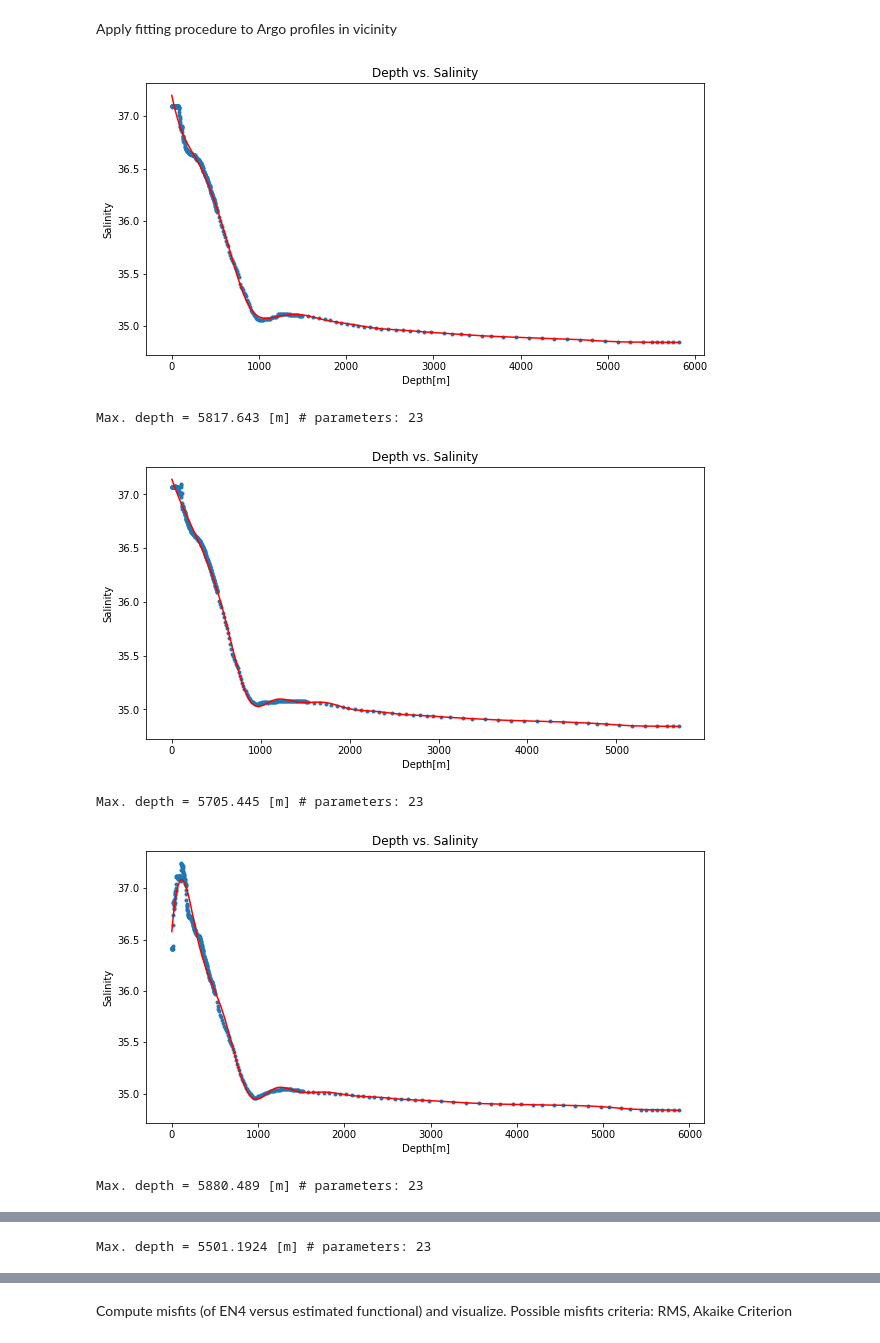
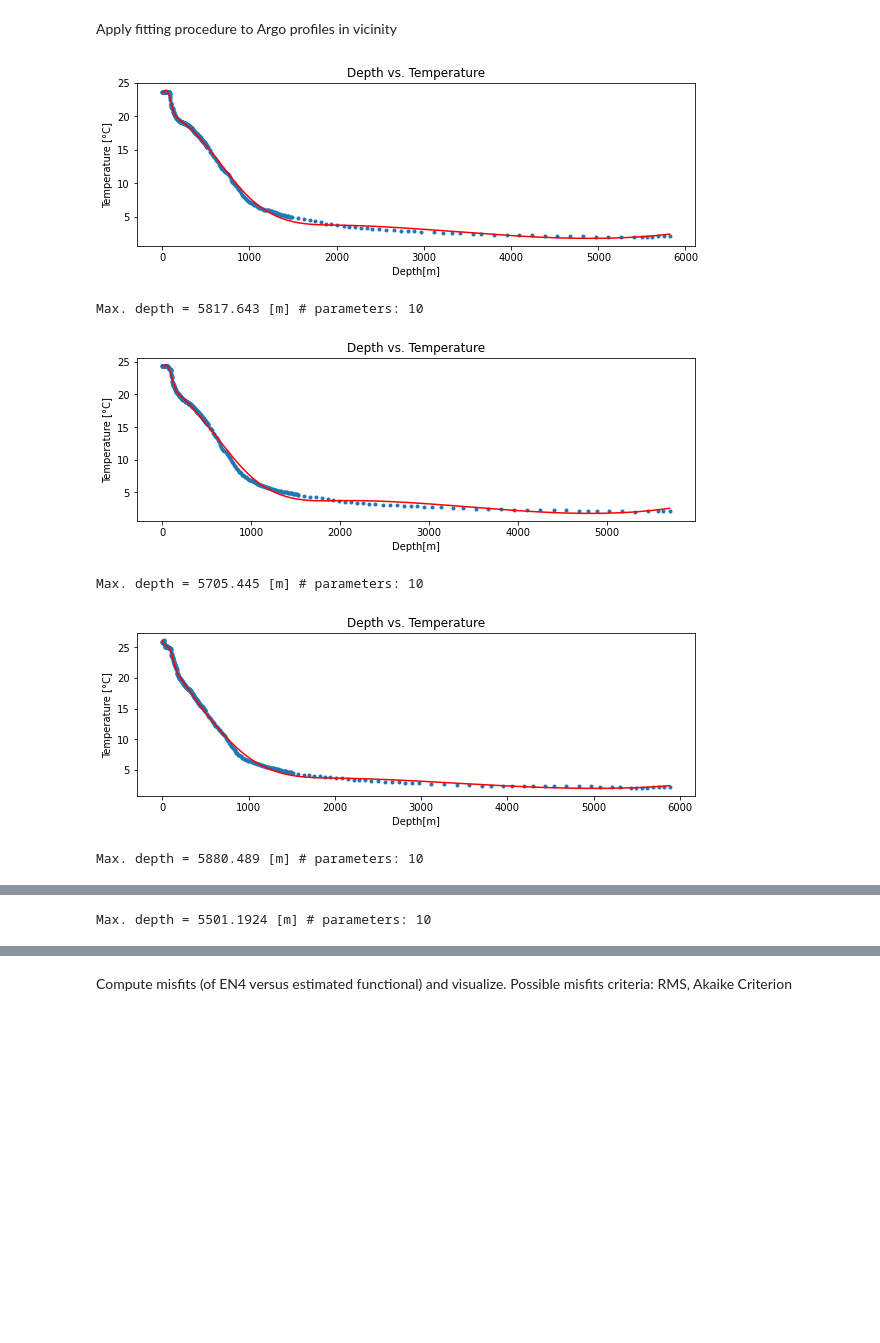
Before and after one commit to najona/st_height, a Jupyter notebook: st_height/paramTS.ipynb, the cells around one changed output, grey strips where cells are left out. Saved outputs shown, nothing was run; the diff lists cells and outputs as text; code cells hidden in the pictures; blank space fills up the shorter version.

Commit message:
increase density of control points in upper layers

```diff
--- a/st_height/paramTS.ipynb
+++ b/st_height/paramTS.ipynb
@@ -255,48 +266,60 @@ Cluster 5 , # parameters (S) =  (9,)
 Apply fitting procedure to Argo profiles in vicinity
 # %%
 # Find Argo profiles in vicinity
-# arr1, arr2 = np.where((depth > 4000) & (depth < 99999) & (T < 99999)) # arr1... row, arr2... column
+arr1, arr2 = np.where((depth > 4000) & (depth < 99999) & (T < 99999)) # arr1... row, arr2... column
+arr1 = np.unique(arr1) # delete duplicate elements
+depth_vicinity = np.array(depth[list(arr1),:])
+T_vicinity = np.array(T[list(arr1),:])
+
+# arr1, arr2 = np.where((depth > 4000) & (depth < 99999) & (PSAL < 99999)) # arr1... row, arr2... column
 # arr1 = np.unique(arr1) # delete duplicate elements
 # depth_vicinity = np.array(depth[list(arr1),:])
-# T_vicinity = np.array(T[list(arr1),:])
-
-arr1, arr2 = np.where((depth > 4000) & (depth < 99999) & (PSAL < 99999)) # arr1... row, arr2... column
-arr1 = np.unique(arr1) # delete duplicate elements
-depth_vicinity = np.array(depth[list(arr1),:])
-T_vicinity = np.array(PSAL[list(arr1),:])
+# T_vicinity = np.array(PSAL[list(arr1),:])
 
 for i in range(10): #len(T_vicinity)
     depth_vic = depth_vicinity[i,:][depth_vicinity[i,:] < 8000]
     T_vic = T_vicinity[i,:][T_vicinity[i,:] < 50]
 
 #     T_vic = T_vic[np.where(depth_vic > 2000)]
 #     depth_vic = depth_vic[np.where(depth_vic > 2000)]
 
+    #-----------------------------------------equidistant points
     # Approximation of Argo profiles in vicinity
-    # adapt node distance to number of max depth
-    dkappa_depth = ceil(np.max(depth_vic)/20) #ceil(np.max(depth_vic)/6)
+    #dkappa_depth = ceil(np.max(depth_vic)/6) #ceil(np.max(depth_vic)/20)
 
     # nodes
-    kappa_x_depth = np.arange(np.min(depth_vic), ceil(np.max(depth_vic)/dkappa_depth)*dkappa_depth + dkappa_depth, dkappa_depth)
+    #kappa_x_depth = np.arange(np.min(depth_vic), ceil(np.max(depth_vic)/dkappa_depth)*dkappa_depth + dkappa_depth, dkappa_depth)
+    #------------------------------------------
 
-    A_vic = func.getA(kappa_x_depth, dkappa_depth, depth_vic)
+    #------------------------------------------distance depending on T/S gradient
+    kappa_test = np.array((0, 50, 100, 150, 200, 1000, 2000, np.max(depth_vic)))
+    dkappa_depth = 6000
+    #------------------------------------------
+
+    #A_vic = func.getA(kappa_x_depth, dkappa_depth, depth_vic)
+    A_vic = func.getA(kappa_test, dkappa_depth, depth_vic)
     xS_vic,lS_vic,v_vic,rp_vic = func.linearGMM(A_vic, T_vic)
 
-    vic = plt.figure(figsize=(10,5))
+    t_raster_vic = np.arange(np.min(depth_vic), np.max(depth_vic), (np.max(depth_vic)-np.min(depth_vic))/10000)
+    Ax_raster_vic = func.getA(kappa_test, dkappa_depth, t_raster_vic)
+    f_raster_vic = Ax_raster_vic.dot(xS_vic)
+
+    vic = plt.figure(figsize=(10,3))
     plt.plot(depth_vic, T_vic, '.')
-    plt.plot(depth_vic, lS_vic, 'r')
-#     plt.ylabel("Temperature [°C]")
+    #plt.plot(depth_vic, lS_vic, 'r')
+    plt.plot(t_raster_vic, f_raster_vic, 'r')
+    plt.ylabel("Temperature [°C]")
     plt.xlabel("Depth[m]")
-#     plt.title('Depth vs. Temperature')
-    plt.ylabel("Salinity")
-    plt.title('Depth vs. Salinity')
+    plt.title('Depth vs. Temperature')
+#     plt.ylabel("Salinity")
+#     plt.title('Depth vs. Salinity')
     plt.show()
     #vic.savefig('vic_S'+str(i)+'.png', bbox_inches='tight')
     print("Max. depth =", np.max(depth_vic), "[m]", "# parameters:", len(xS_vic))
 # %% [output]
-[figure, old version]
+[figure, new version]
-Max. depth = 5817.643 [m] # parameters: 23
+Max. depth = 5817.643 [m] # parameters: 10
-[figure, old version]
+[figure, new version]
-Max. depth = 5705.445 [m] # parameters: 23
+Max. depth = 5705.445 [m] # parameters: 10
-[figure, old version]
+[figure, new version]
-Max. depth = 5880.489 [m] # parameters: 23
+Max. depth = 5880.489 [m] # parameters: 10
@@ -304 +327 @@ Max. depth = 5880.489 [m] # parameters: 23
-Max. depth = 5501.1924 [m] # parameters: 23
+Max. depth = 5501.1924 [m] # parameters: 10
```
Also changed, not shown: parts of 4 cells of this notebook.
